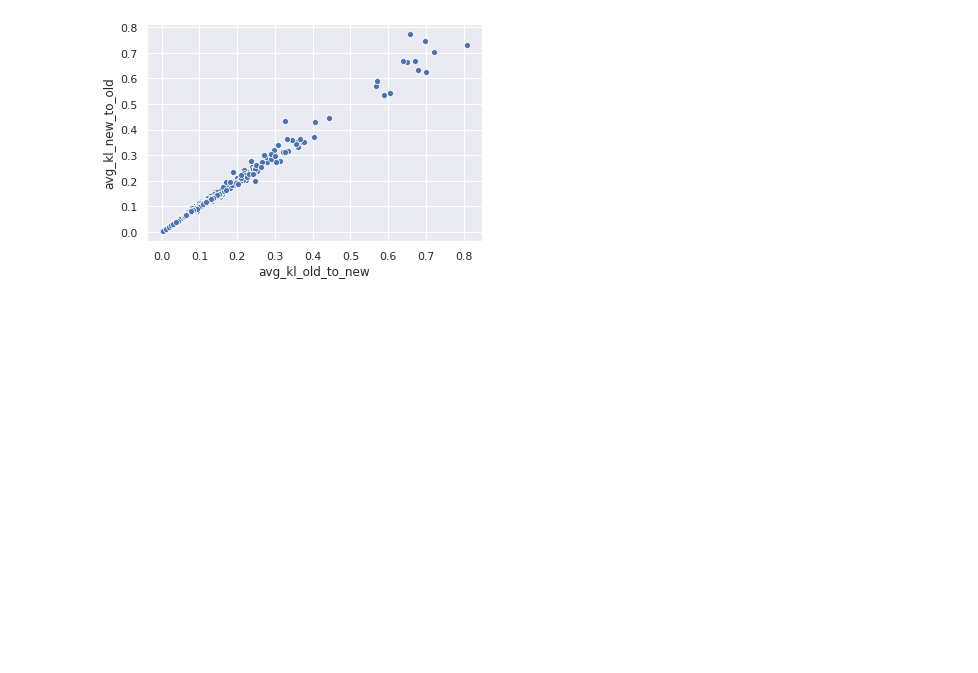
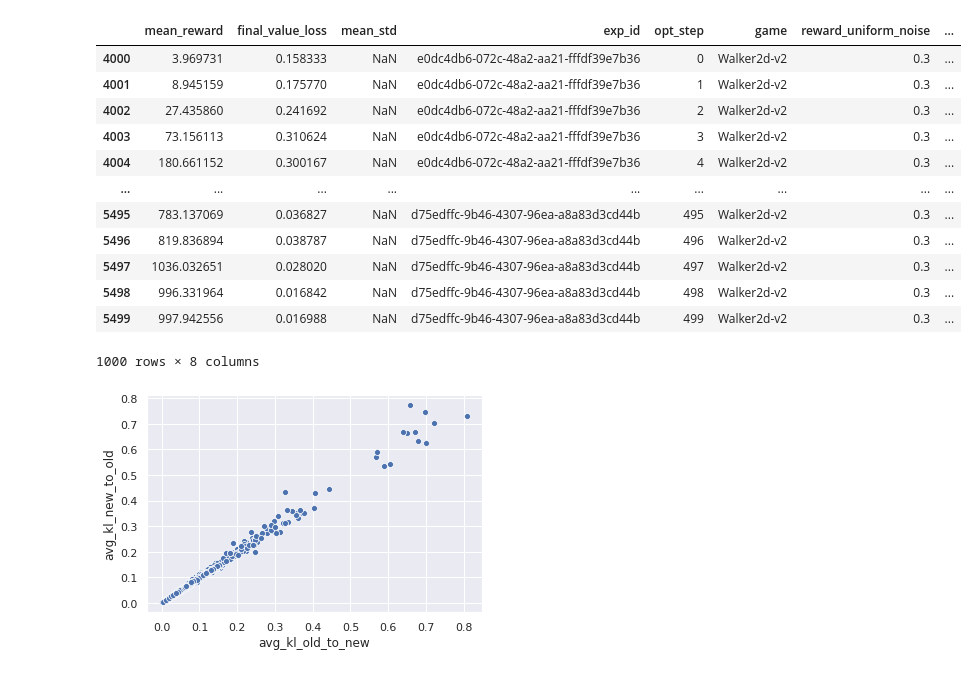
Before and after one commit to chloechsu/code-for-paper, a Jupyter notebook: analysis/experiment_results_beta_kl_unoise_debug.ipynb, the cells around one changed output. Cells and saved outputs as stored; diff of their text form; code cells hidden in the pictures; blank space fills up the shorter version.

```diff
--- a/analysis/experiment_results_beta_kl_unoise_debug.ipynb
+++ b/analysis/experiment_results_beta_kl_unoise_debug.ipynb
@@ -35,6 +35,22 @@ key_metadata = metadata[['exp_id', 'game'] + list(code_level_opts.keys())]
 #constraints_heldout = constraints_heldout.merge(key_metadata, on='exp_id')
 #nadv = nadv.merge(key_metadata, on='exp_id')
 opt = opt.merge(key_metadata, on='exp_id')
+# %%
+opt[opt.reward_uniform_noise == 0.3]
+# %% [output]
+|  | mean_reward | final_value_loss | mean_std | exp_id | opt_step | game | reward_uniform_noise | ... |
+| 4000 | 3.969731 | 0.158333 | NaN | e0dc4db6-072c-48a2-aa21-fffdf39e7b36 | 0 | Walker2d-v2 | 0.3 | ... |
+| 4001 | 8.945159 | 0.175770 | NaN | e0dc4db6-072c-48a2-aa21-fffdf39e7b36 | 1 | Walker2d-v2 | 0.3 | ... |
+| 4002 | 27.435860 | 0.241692 | NaN | e0dc4db6-072c-48a2-aa21-fffdf39e7b36 | 2 | Walker2d-v2 | 0.3 | ... |
+| 4003 | 73.156113 | 0.310624 | NaN | e0dc4db6-072c-48a2-aa21-fffdf39e7b36 | 3 | Walker2d-v2 | 0.3 | ... |
+| 4004 | 180.661152 | 0.300167 | NaN | e0dc4db6-072c-48a2-aa21-fffdf39e7b36 | 4 | Walker2d-v2 | 0.3 | ... |
+| ... | ... | ... | ... | ... | ... | ... | ... | ... |
+| 5495 | 783.137069 | 0.036827 | NaN | d75edffc-9b46-4307-96ea-a8a83d3cd44b | 495 | Walker2d-v2 | 0.3 | ... |
+| 5496 | 819.836894 | 0.038787 | NaN | d75edffc-9b46-4307-96ea-a8a83d3cd44b | 496 | Walker2d-v2 | 0.3 | ... |
+| 5497 | 1036.032651 | 0.028020 | NaN | d75edffc-9b46-4307-96ea-a8a83d3cd44b | 497 | Walker2d-v2 | 0.3 | ... |
+| 5498 | 996.331964 | 0.016842 | NaN | d75edffc-9b46-4307-96ea-a8a83d3cd44b | 498 | Walker2d-v2 | 0.3 | ... |
+| 5499 | 997.942556 | 0.016988 | NaN | d75edffc-9b46-4307-96ea-a8a83d3cd44b | 499 | Walker2d-v2 | 0.3 | ... |
+1000 rows × 8 columns
 # %%
 constraints = r.df('paper_constraints_train')
 constraints_heldout = r.df('paper_constraints_heldout')
```
Also changed, not shown: parts of 3 cells of this notebook, 26 other files.
